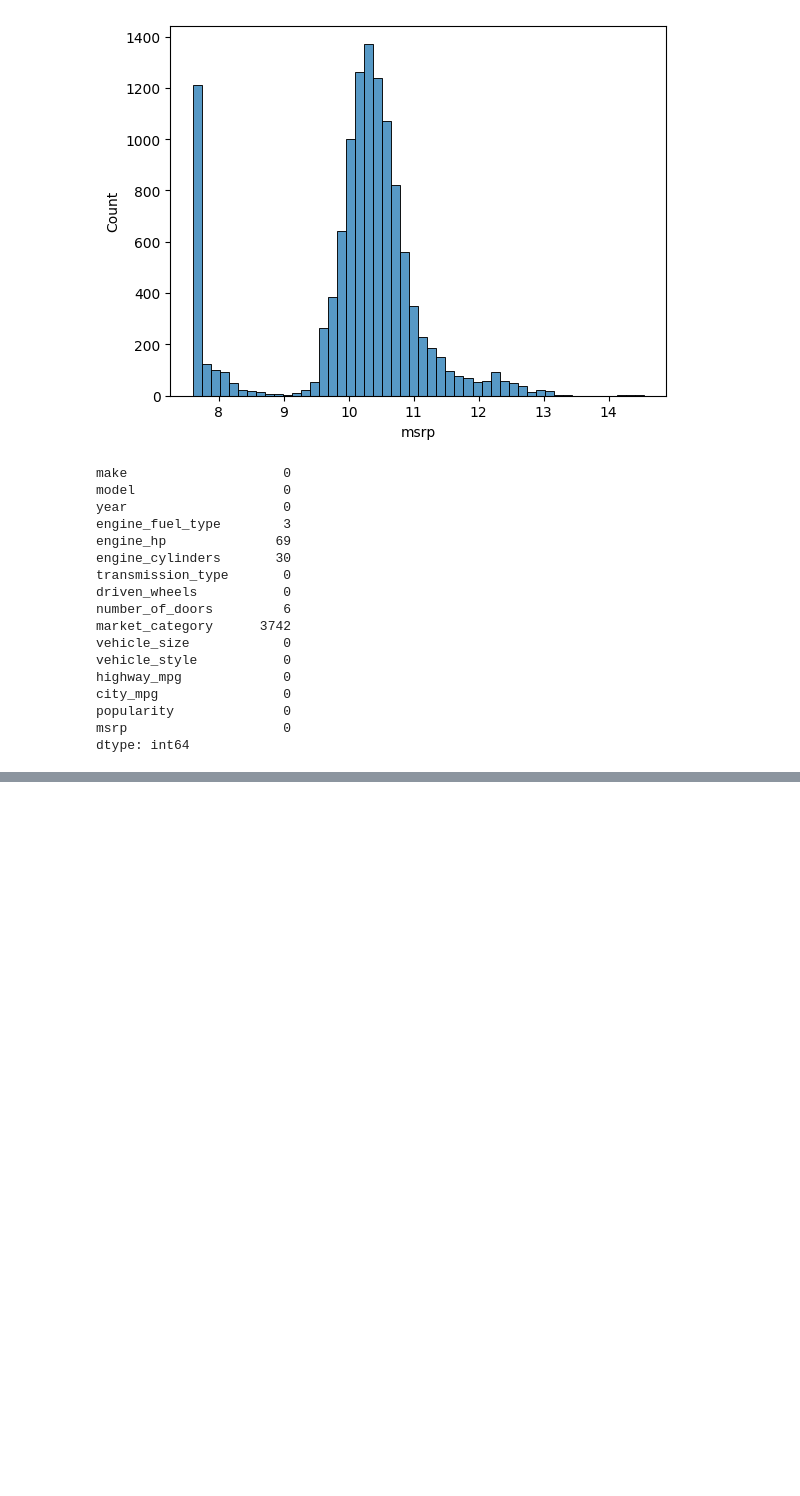
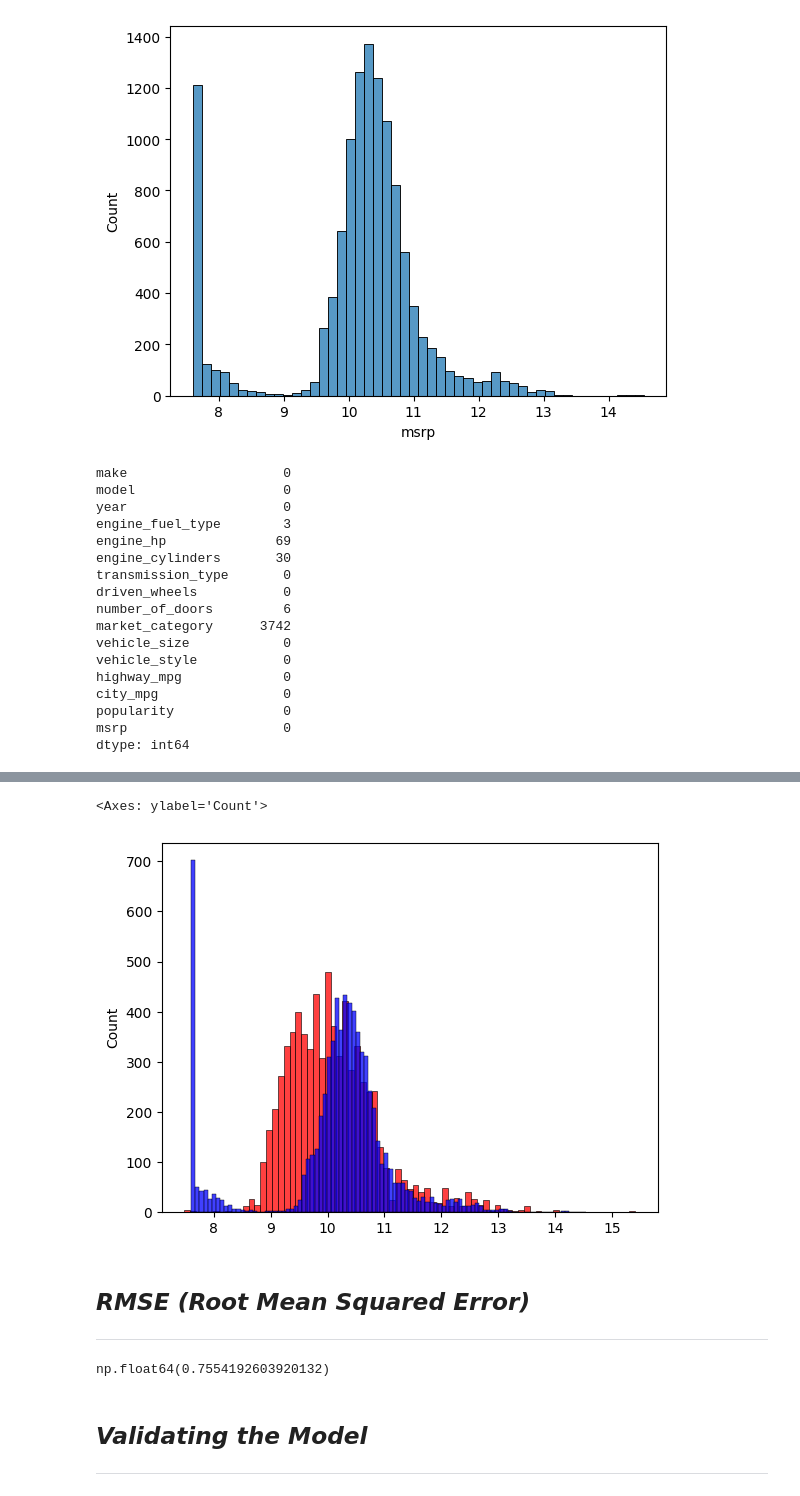
Before and after one commit to SaRvEsH-NaIr/machine-learning-zoomcamp-homework, a Jupyter notebook: 02 - Regression/car_price prediction.ipynb, the cells around one changed output, grey strips where cells are left out. Drawn from its saved outputs; the diff is of its cells as text; code cells hidden in the pictures; blank space fills up the shorter version.

Commit message:
Regression

```diff
--- a/02 - Regression/car_price prediction.ipynb
+++ b/02 - Regression/car_price prediction.ipynb
@@ -123,0 +194,18 @@ dtype: int64
+# %%
+base = ['engine_hp', 'engine_cylinders', 'highway_mpg', 'city_mpg', 'popularity']
+# %%
+X_train = df_train[base].fillna(0).values
+# %%
+w0, w = train_linear_regression(X_train, y_train)
+# %%
+y_pred = w0 + X_train.dot(w)
+# %%
+sns.histplot(y_pred, color='red', label='predicted')
+sns.histplot(y_train, color='blue', label='actual')
+# %% [output]
+<Axes: ylabel='Count'>
+[figure, added]
+# %% [markdown]
+***RMSE (Root Mean Squared Error)***
+---
+---
@@ -123,0 +218,8 @@ dtype: int64
+# %%
+rmse(y_train, y_pred)
+# %% [output]
+np.float64(0.7554192603920132)
+# %% [markdown]
+***Validating the Model***
+---
+---
```
Also changed, not shown: parts of 31 cells of this notebook.
